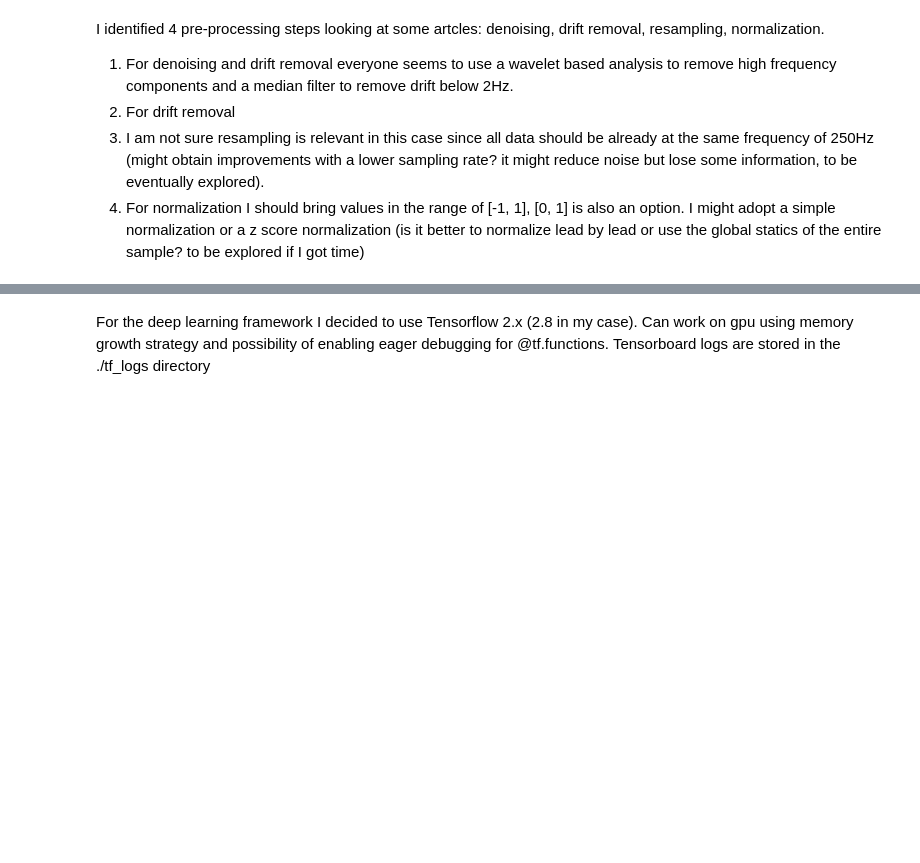
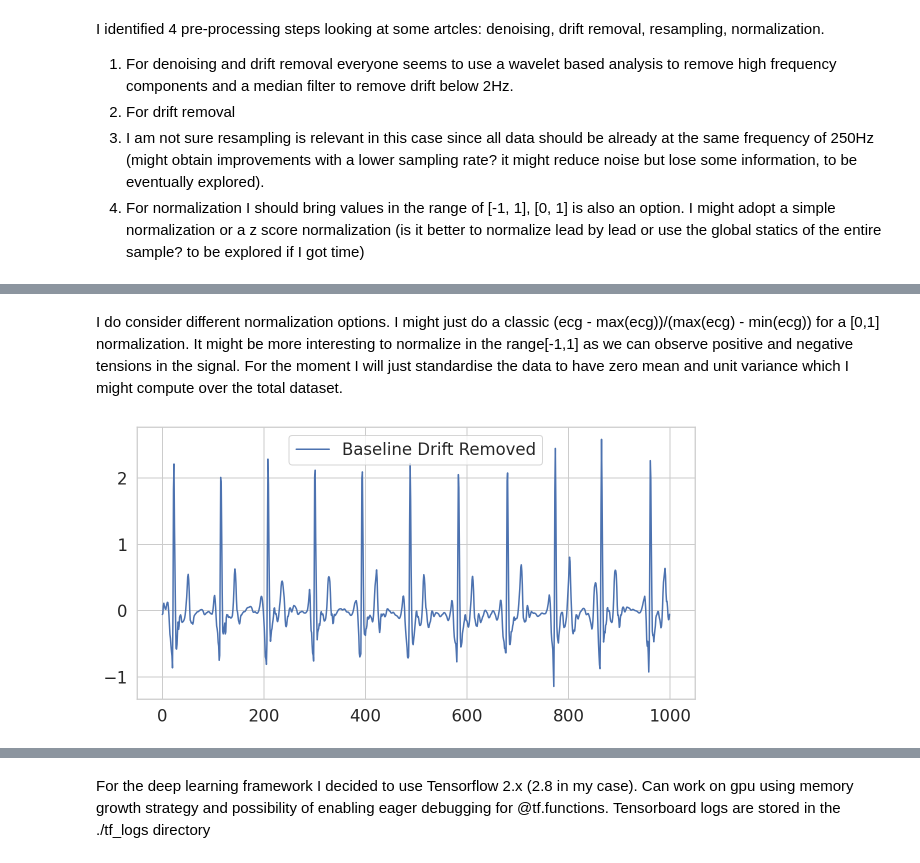
Before and after one commit to aledelmo/ECG_Lead_Reversal, a Jupyter notebook: Test.ipynb, the cells around one changed output, grey strips where cells are left out. Cells and saved outputs as stored; diff of their text form; code cells hidden in the pictures; blank space fills up the shorter version.

```diff
--- a/Test.ipynb
+++ b/Test.ipynb
@@ -163,20 +175,27 @@ plt.show();
+# %% [markdown]
+I do consider different normalization options. I might just do a classic (ecg - max(ecg))/(max(ecg) - min(ecg)) for a [0,1] normalization. It might be more interesting to normalize in the range[-1,1] as we can observe positive and negative tensions in the signal.  For the moment I will just standardise the data to have zero mean and unit variance which I might compute over the total dataset.
 # %%
+mean = np.mean(x_train_nodrift)
+std = np.std(x_train_nodrift)
+
 def z_score_norm(x):
-    mean = np.mean(x)
-    std = np.std(x)
+    #mean = np.mean(x)
+    #std = np.std(x)
     if std > 0:
         x = (x - mean) / std
     else:
         x *= 0.
     return x
 
 x_train_centered = np.zeros(x_train_denoised.shape)
 for s in range(x_train_nodrift.shape[0]):
     for der in range(x_train_nodrift.shape[-1]):
         x_train_centered[s, :, der] = z_score_norm(x_train_nodrift[s, :, der])
 
 sns.lineplot(data=x_train_centered[0, :, 11], label='Baseline Drift Removed')
 plt.show();
+# %% [output]
+[figure, added]
 # %%
 from sklearn.model_selection import StratifiedKFold
 
```
Also changed, not shown: parts of 51 cells of this notebook.
